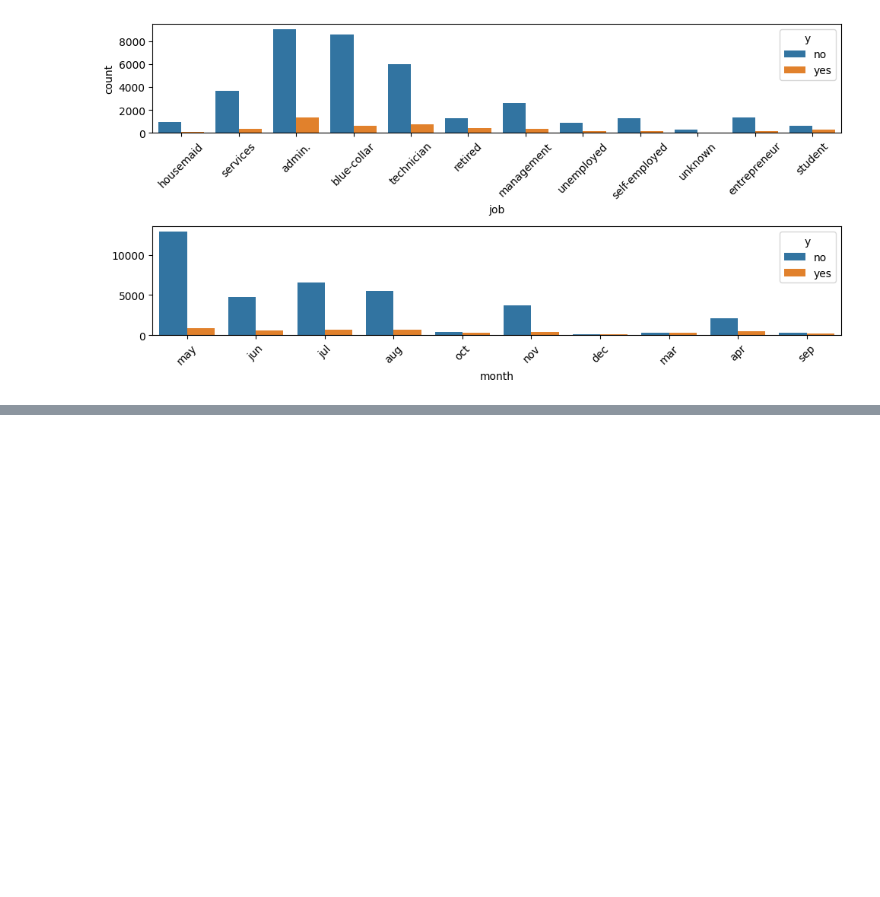
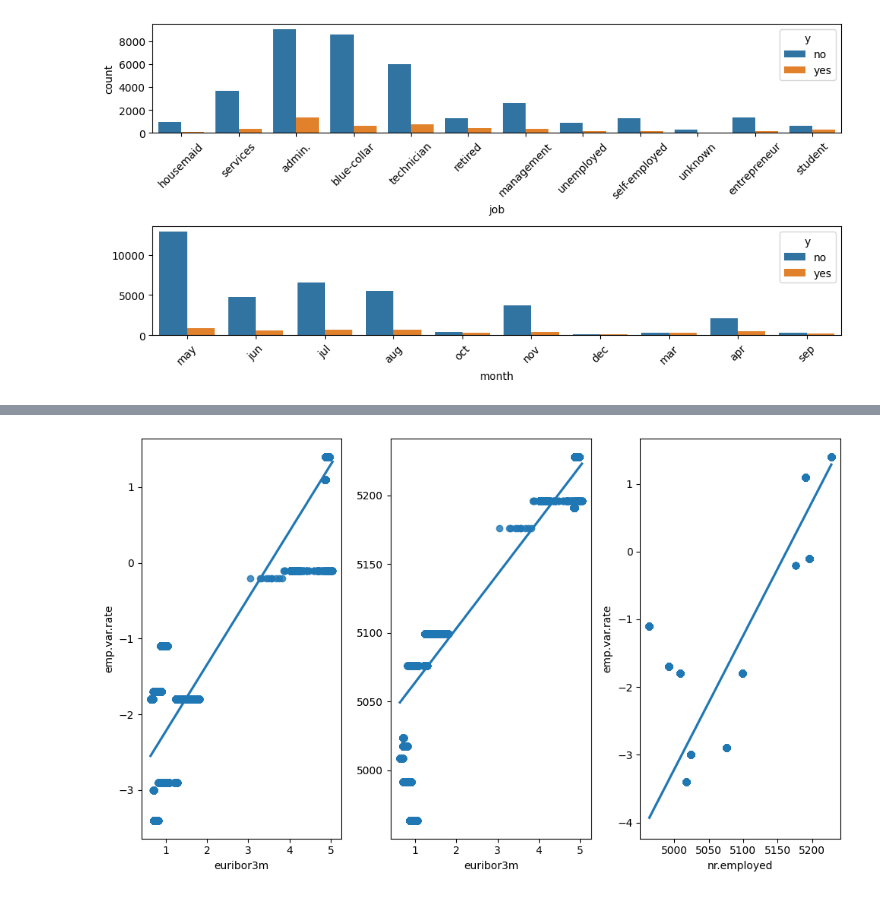
Before and after one commit to 4GeeksAcademy/machine-learning-python-template_regresion_logistica_melissahm, a Jupyter notebook: src/explore.ipynb, the cells around one changed output, grey strips where cells are left out. Saved outputs shown, nothing was run; the diff lists cells and outputs as text; code cells hidden in the pictures; blank space fills up the shorter version.

```diff
--- a/src/explore.ipynb
+++ b/src/explore.ipynb
@@ -506,0 +595,13 @@ plt.show()
+# %%
+fig, axis = plt.subplots(1, 3, figsize=(10, 6))
+
+sns.regplot(ax=axis[0], data=df, x="euribor3m", y="emp.var.rate")
+
+sns.regplot(ax=axis[1],data=df,x="euribor3m",y="nr.employed").set(ylabel=None)
+
+sns.regplot(ax=axis[2],data=df,x="nr.employed",y="emp.var.rate")
+
+plt.tight_layout()
+plt.show()
+# %% [output]
+[figure, added]
```
Also changed, not shown: parts of 22 cells of this notebook.
